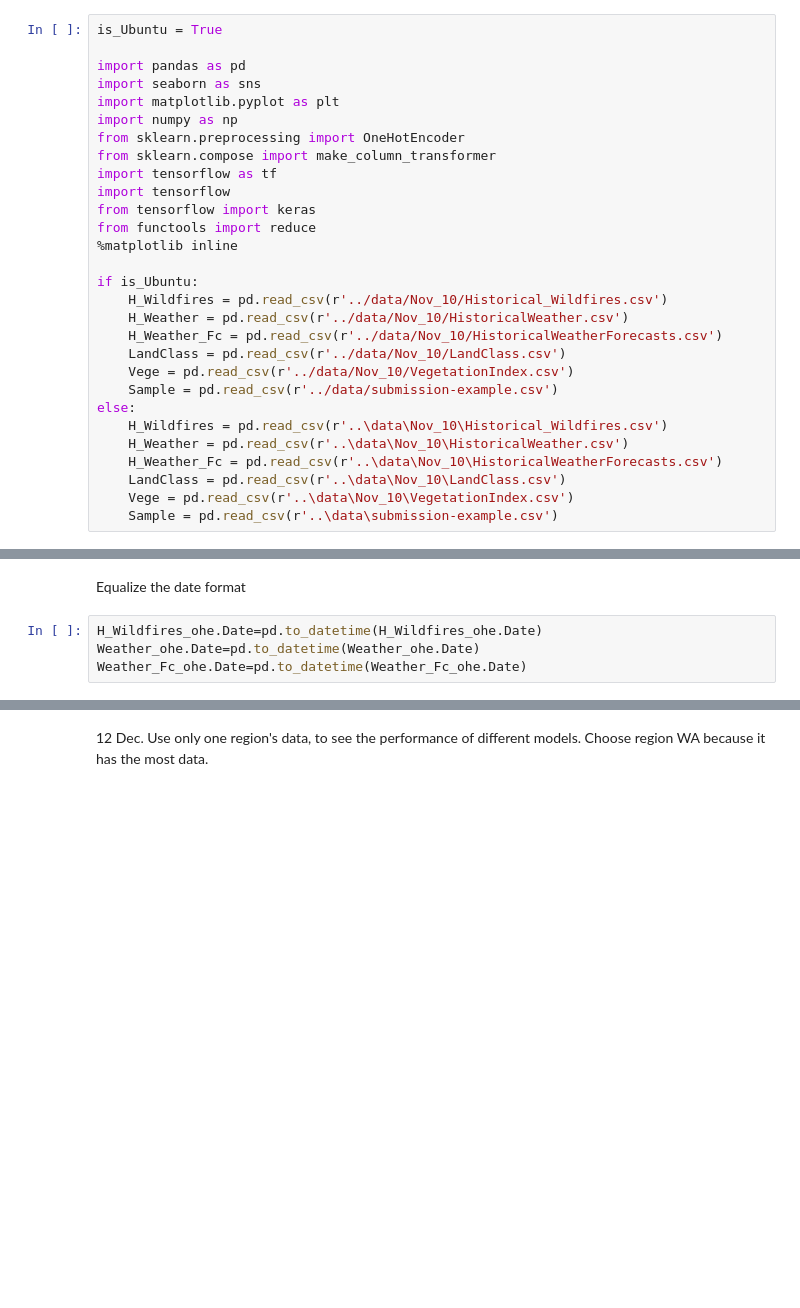
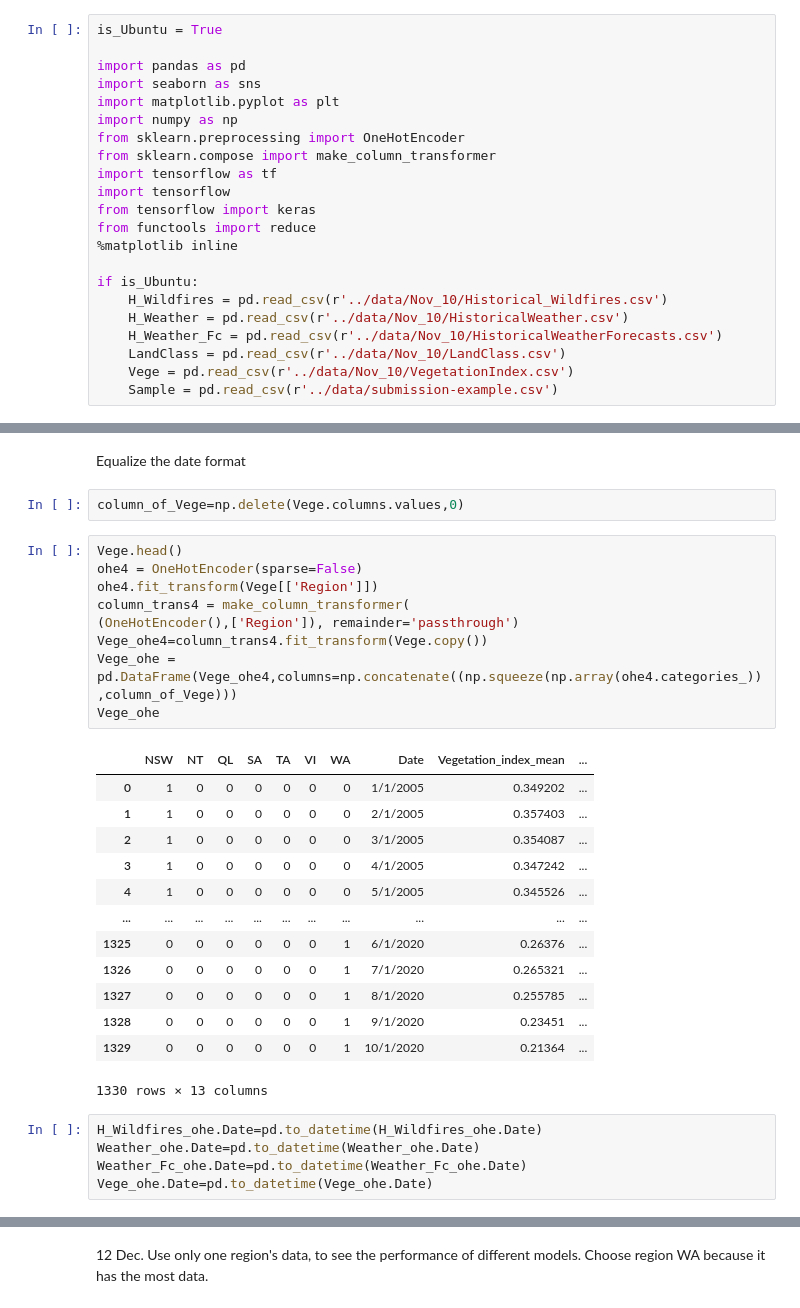
Before and after one commit to ccomkhj/Spot-Challenge-Wildfires, a Jupyter notebook: main/Build Model.ipynb, the cells around one changed output, grey strips where cells are left out. Drawn from its saved outputs; the diff is of its cells as text; blank space fills up the shorter version.

```diff
--- a/main/Build Model.ipynb
+++ b/main/Build Model.ipynb
@@ -20,13 +20,6 @@ if is_Ubuntu:
     LandClass = pd.read_csv(r'../data/Nov_10/LandClass.csv')
     Vege = pd.read_csv(r'../data/Nov_10/VegetationIndex.csv')
     Sample = pd.read_csv(r'../data/submission-example.csv')
-else:
-    H_Wildfires = pd.read_csv(r'..\data\Nov_10\Historical_Wildfires.csv')
-    H_Weather = pd.read_csv(r'..\data\Nov_10\HistoricalWeather.csv')
-    H_Weather_Fc = pd.read_csv(r'..\data\Nov_10\HistoricalWeatherForecasts.csv')
-    LandClass = pd.read_csv(r'..\data\Nov_10\LandClass.csv')
-    Vege = pd.read_csv(r'..\data\Nov_10\VegetationIndex.csv')
-    Sample = pd.read_csv(r'..\data\submission-example.csv')
 # %% [markdown]
 one of two input will be necessary in Std&Var to improve computation
 I will keep Var and discard Std
@@ -139,7 +121,33 @@ In case you used a LabelEncoder before this OneHotEncoder to convert the categor
 39573 rows × 32 columns
 # %% [markdown]
 Equalize the date format
+# %%
+column_of_Vege=np.delete(Vege.columns.values,0)
+# %%
+Vege.head()
+ohe4 = OneHotEncoder(sparse=False)
+ohe4.fit_transform(Vege[['Region']])
+column_trans4 = make_column_transformer(
+(OneHotEncoder(),['Region']), remainder='passthrough')
+Vege_ohe4=column_trans4.fit_transform(Vege.copy())
+Vege_ohe = pd.DataFrame(Vege_ohe4,columns=np.concatenate((np.squeeze(np.array(ohe4.categories_)),column_of_Vege)))
+Vege_ohe
+# %% [output]
+|  | NSW | NT | QL | SA | TA | VI | WA | Date | Vegetation_index_mean | ... |
+| 0 | 1 | 0 | 0 | 0 | 0 | 0 | 0 | 1/1/2005 | 0.349202 | ... |
+| 1 | 1 | 0 | 0 | 0 | 0 | 0 | 0 | 2/1/2005 | 0.357403 | ... |
+| 2 | 1 | 0 | 0 | 0 | 0 | 0 | 0 | 3/1/2005 | 0.354087 | ... |
+| 3 | 1 | 0 | 0 | 0 | 0 | 0 | 0 | 4/1/2005 | 0.347242 | ... |
+| 4 | 1 | 0 | 0 | 0 | 0 | 0 | 0 | 5/1/2005 | 0.345526 | ... |
+| ... | ... | ... | ... | ... | ... | ... | ... | ... | ... | ... |
+| 1325 | 0 | 0 | 0 | 0 | 0 | 0 | 1 | 6/1/2020 | 0.26376 | ... |
+| 1326 | 0 | 0 | 0 | 0 | 0 | 0 | 1 | 7/1/2020 | 0.265321 | ... |
+| 1327 | 0 | 0 | 0 | 0 | 0 | 0 | 1 | 8/1/2020 | 0.255785 | ... |
+| 1328 | 0 | 0 | 0 | 0 | 0 | 0 | 1 | 9/1/2020 | 0.23451 | ... |
+| 1329 | 0 | 0 | 0 | 0 | 0 | 0 | 1 | 10/1/2020 | 0.21364 | ... |
+1330 rows × 13 columns
 # %%
 H_Wildfires_ohe.Date=pd.to_datetime(H_Wildfires_ohe.Date)
 Weather_ohe.Date=pd.to_datetime(Weather_ohe.Date)
 Weather_Fc_ohe.Date=pd.to_datetime(Weather_Fc_ohe.Date)
+Vege_ohe.Date=pd.to_datetime(Vege_ohe.Date)
```
Also changed, not shown: parts of 18 cells of this notebook.
